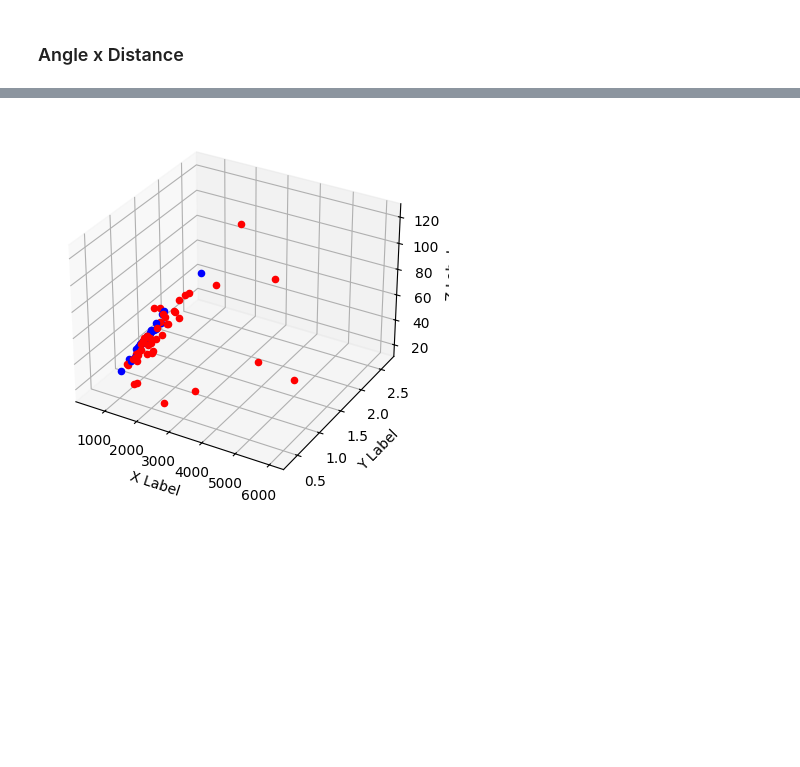
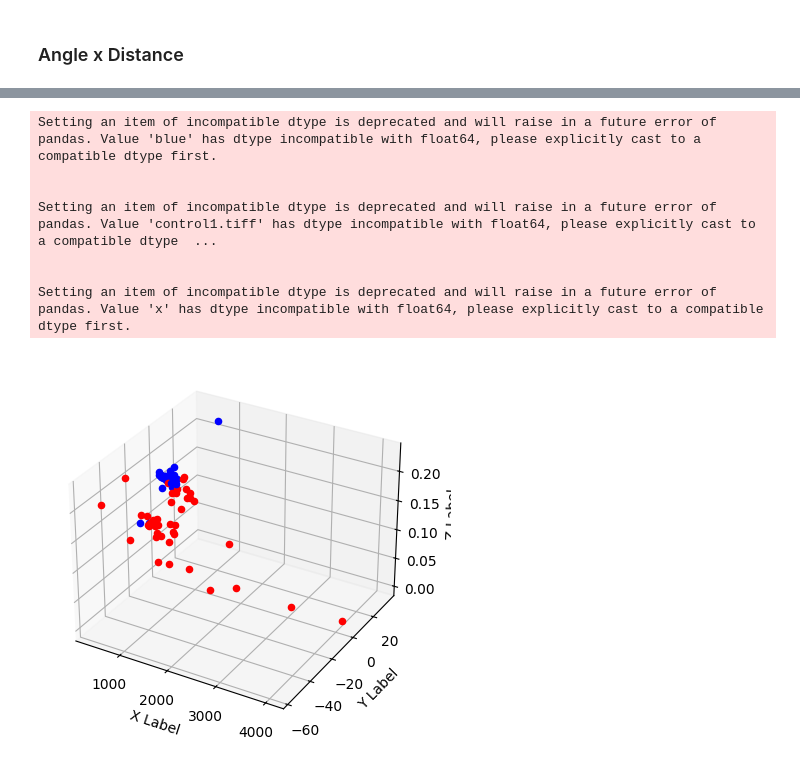
Before and after one commit to Falk0/AIA, a Jupyter notebook: run_all_files_cleaned.ipynb, the cells around one changed output, grey strips where cells are left out. Saved outputs shown, nothing was run; the diff lists cells and outputs as text; code cells hidden in the pictures; blank space fills up the shorter version.

```diff
--- a/run_all_files_cleaned.ipynb
+++ b/run_all_files_cleaned.ipynb
@@ -64,11 +64,11 @@ for file_path in os.listdir(path):
     all_paths.append(trace_path)
 
     if first:
-        plt.imshow(img)
+        plt.imshow(img,  'grey')
         plt.show()
-        plt.imshow(cut_img_cropped)
+        plt.imshow(cut_img_cropped,  'grey')
         plt.show()
-        plt.imshow(skeleton_img_cropped)
+        plt.imshow(skeleton_img_cropped, 'grey')
         plt.show()
         plt_traced(trace_path, file_path)
     first = False
@@ -132,12 +139,14 @@ trace_angle_continuous = angle_cont_func(trace_angle_all)
 plt.figure(figsize=(10, 5))
 for d2, name in zip(trace_angle_continuous, names):
     #df[name] = {}
-    if True: #not 'dynamic' in name:
+    if True:#not 'dynamic' in name:
         d2 = [k*k for k in d2]
+        #d2 = d2 - d2[-1]
+        #d2 = list(reversed(d2))
         x = np.array([k for k in range(len(d2))]).reshape((-1, 1))
         reg = LinearRegression().fit(x, d2)
         pred = reg.predict(x)
-        filtered = gaussian_filter1d(d2, 60)
+        filtered = gaussian_filter1d(d2, 10)
 
 
         color = 'red' if 'parkinson' in name else 'blue'
@@ -148,6 +157,8 @@ for d2, name in zip(trace_angle_continuous, names):
         df[name]['ang2'] = d2
         df[name]['ang2_linreg'] = pred
         df[name]['ang2_filtered'] = filtered
+        df[name]['slope'] = reg.coef_
+        df[name]['inter'] = reg.intercept_
 
 plt.title('Squared Angle')
 plt.show()
@@ -160,22 +205,22 @@ plt.figure(figsize=(10, 5))
 for d2, name in zip(trace_angle_continuous, names):
     #df[name] = {}
     if True: #not 'dynamic' in name:
-        d2 = [i*np.sqrt(j) for i, j in zip(d2, df[name]['dist2'])]
+        d2 = [i*np.sqrt(j) for i, j in zip(d2, df[name]['dist2_filtered'])]
         x = np.array([k for k in range(len(d2))]).reshape((-1, 1))
         reg = LinearRegression().fit(x, d2)
         pred = reg.predict(x)
-        filtered = gaussian_filter1d(d2, 60)
+        filtered = gaussian_filter1d(d2, 30)
 
 
         color = 'red' if 'parkinson' in name else 'blue'
-        plt.plot(d2, c=color, alpha=0.5)
+        plt.plot([i-j for i, j in zip(d2, filtered)], c=color, alpha=0.5)
         #plt.plot(pred, c='k')
         #plt.plot(filtered, c='lightgrey')
 
         df[name]['rad'] = d2
         df[name]['rad_linreg'] = pred
         df[name]['rad_filtered'] = filtered
-
-plt.title('Squared Angle')
+plt.ylim((-100,100))
+plt.title('ngle')
 plt.show()
 # %% [output]
@@ -191,37 +236,51 @@ df_plot = pd.DataFrame()
 
 for i in df:
     p = 'red' if 'parkinson' in i else 'blue'
+    sy = 'o' if 'dynamic' in i else 'x'
 
-    x = np.std([k-j for k, j in zip(df[i]['dist2'], df[i]['dist2_filtered'])])
-    y = np.std([k-j for k, j in zip(df[i]['ang2'], df[i]['ang2_filtered'])])
-    z = np.std([k-j for k, j in zip(df[i]['rad'], df[i]['rad_filtered'])])
+    x = np.std([k-j for k, j in zip(df[i]['dist2'], df[i]['dist2_filtered2'])])
+    y = df[i]['inter']
+    z = df[i]['slope']
+    #y = np.std([k-j for k, j in zip(df[i]['dist2'], df[i]['dist2_filtered2'])])
+    #z = np.std([k-j for k, j in zip(df[i]['dist2'], df[i]['dist2_filtered3'])])
+
+    #y = np.std([k-j for k, j in zip(df[i]['ang2'], df[i]['ang2_filtered'])])
+    #z = np.std([k-j for k, j in zip(df[i]['rad'], df[i]['rad_filtered'])])
 
     df_plot.loc[i, 'x'] = x
     df_plot.loc[i, 'y'] = y
     df_plot.loc[i, 'z'] = z
     df_plot.loc[i, 'c'] = p
     df_plot.loc[i, 'name'] = i
+    df_plot.loc[i, 'symbol'] = sy
 
     ax.scatter(x, y, z, c=p)
 
     #t = i[-6:-5] if i[-7] in ['l', 'n'] else i[-7:-5]
 
     #ax.set_xlim((200,1250))
     #ax.set_ylim((60, 150))
     #ax.set_zlim((0,5))
 
     #plt.xscale('log')
     #plt.yscale('log')
     #plt.text(x*1.01, y*1.01, t)
     #print(i)
 
 
 ax.set_xlabel('X Label')
 ax.set_ylabel('Y Label')
 ax.set_zlabel('Z Label')
 plt.show()
 # %% [output]
+Setting an item of incompatible dtype is deprecated and will raise in a future error of pandas. Value 'blue' has dtype incompatible with float64, please explicitly cast to a compatible dtype first.
+
+
+Setting an item of incompatible dtype is deprecated and will raise in a future error of pandas. Value 'control1.tiff' has dtype incompatible with float64, please explicitly cast to a compatible dtype  ...
+
+
+Setting an item of incompatible dtype is deprecated and will raise in a future error of pandas. Value 'x' has dtype incompatible with float64, please explicitly cast to a compatible dtype first.
-[figure, old version]
+[figure, new version]
 # %%
 import plotly.express as px
 
```
Also changed, not shown: parts of 12 cells of this notebook.
